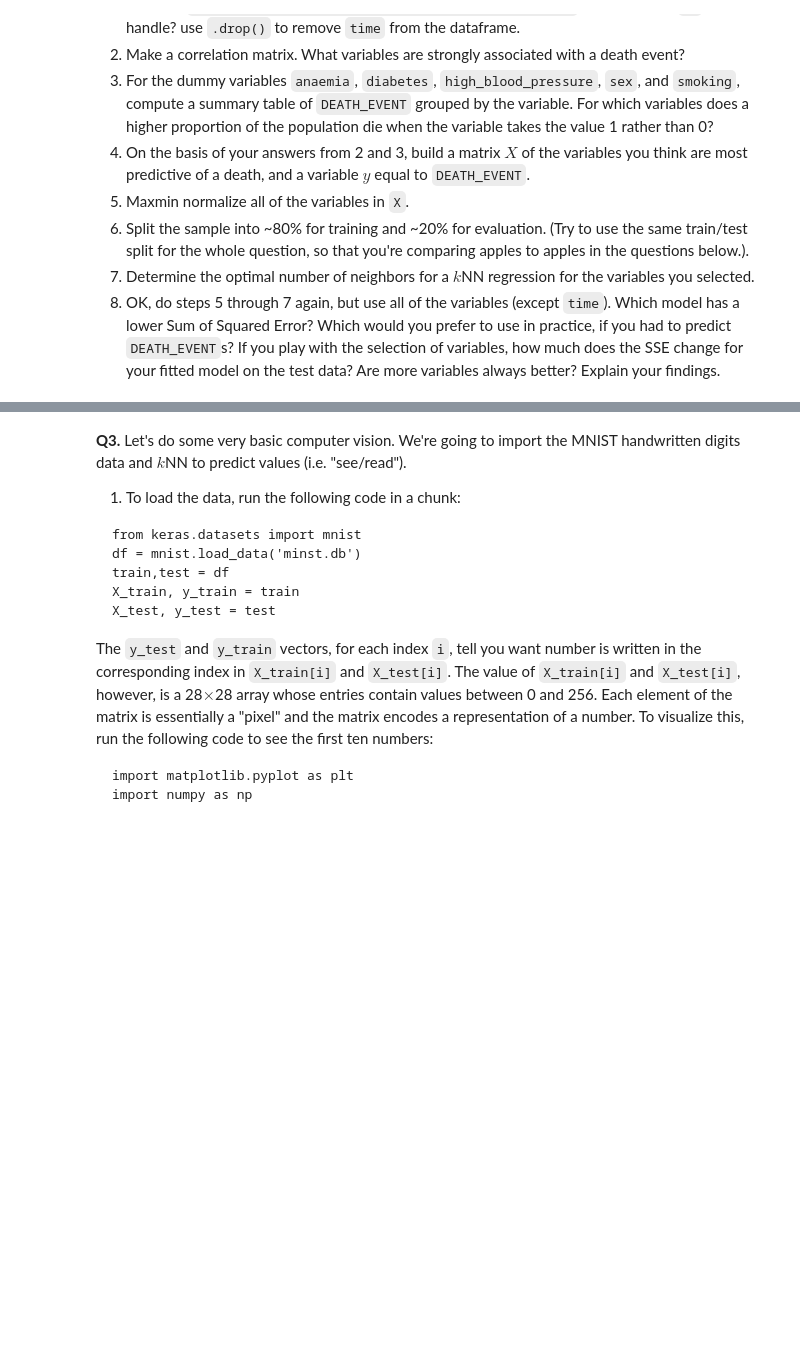
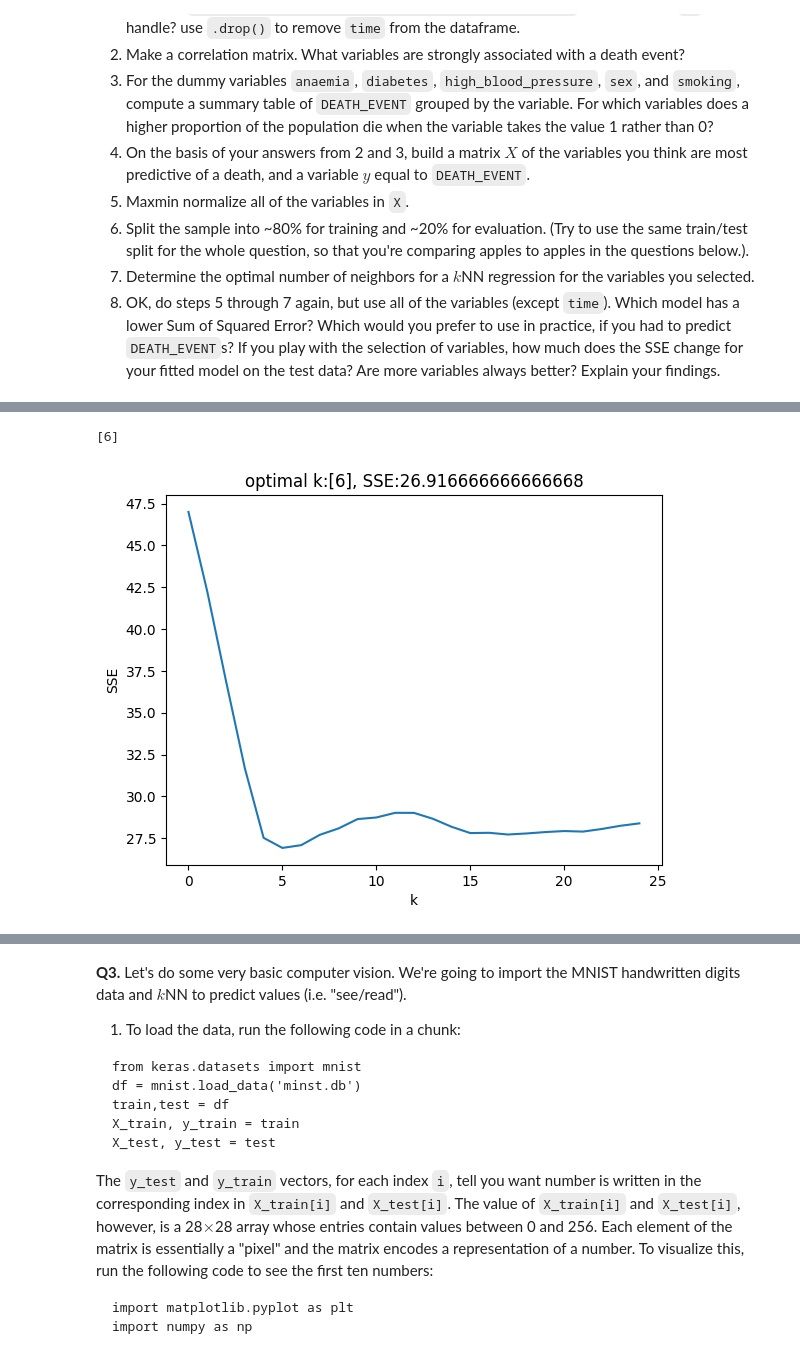
Before and after one commit to wangjalen7/DS3001_knn, a Jupyter notebook: assignment_knn.ipynb, the cells around one changed output, grey strips where cells are left out. Saved outputs shown, nothing was run; the diff lists cells and outputs as text; code cells hidden in the pictures; blank space fills up the shorter version.

```diff
--- a/assignment_knn.ipynb
+++ b/assignment_knn.ipynb
@@ -136,0 +211,48 @@ plt.show()
+# %%
+# Part 5
+def maxmin(x):
+    u = (x-min(x))/(max(x)-min(x))
+    return u
+X = X.apply(maxmin)
+# %%
+# Part 6
+
+np.random.seed(100)
+N = X.shape[0]
+all = np.arange(1,N)
+train = np.random.choice(N,int(.8*N) )
+test = [item for item in all if item not in train]
+
+X_train = X.iloc[train,:]
+y_train = y.iloc[train]
+X_test = X.iloc[test,:]
+y_test = y.iloc[test]
+# %%
+# Part 7
+# The optimal k is 6.
+
+from sklearn.neighbors import KNeighborsRegressor
+
+k_bar = 25
+k_grid = np.arange(1,k_bar)
+SSE = np.zeros(k_bar)
+
+for k in range(k_bar):
+    knn = KNeighborsRegressor(n_neighbors=k+1)
+    predictor = knn.fit(X_train,y_train)
+    y_hat = knn.predict(X_test)
+    SSE[k] = np.sum( (y_test-y_hat)**2 )
+
+SSE_min = np.min(SSE)
+min_index = np.where(SSE==SSE_min)
+k_star = k_grid[min_index]
+print(k_star)
+
+plt.plot(np.arange(0,k_bar),SSE)
+plt.xlabel("k")
+plt.title("optimal k:"+str(k_star)+', SSE:'+str(SSE_min))
+plt.ylabel('SSE')
+plt.show()
+# %% [output]
+[6]
+[figure, added]
```
Also changed, not shown: parts of 5 cells of this notebook.
